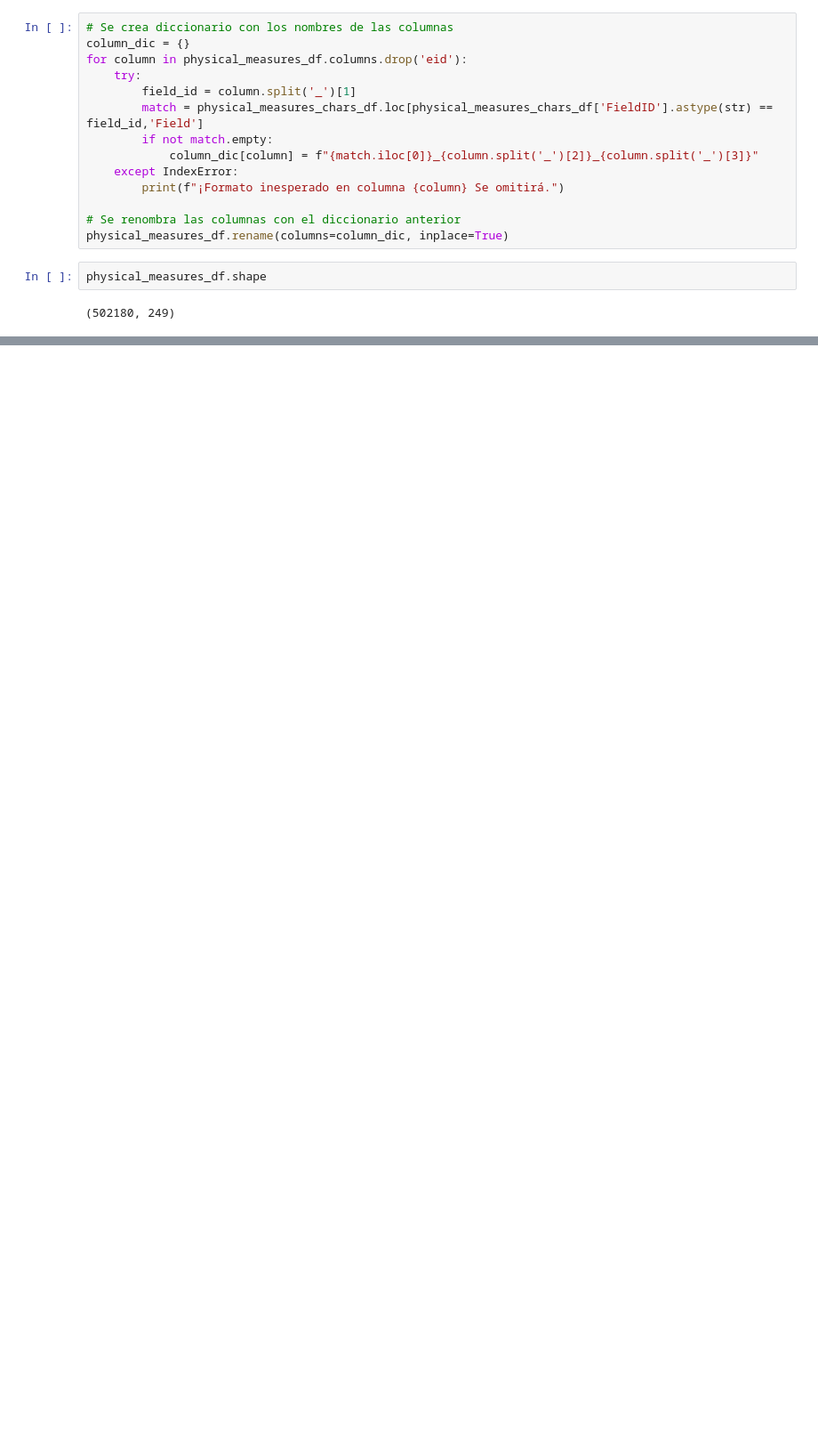
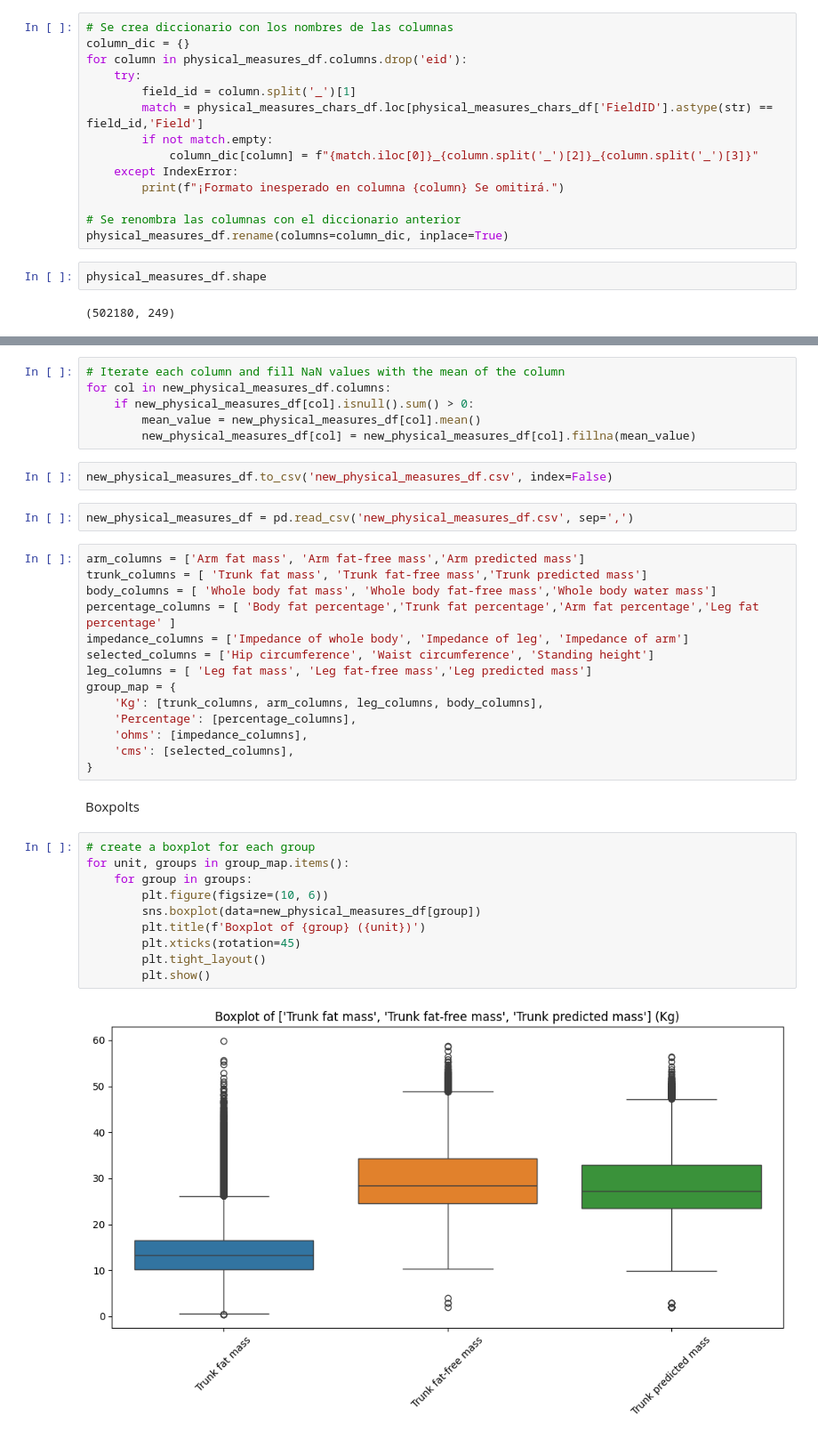
Before and after one commit to fsalamancar/Horizontal_UKB, a Jupyter notebook: physical_measures/physical_measures.ipynb, the cells around one changed output, grey strips where cells are left out. Shown at 89% size. Saved outputs shown, nothing was run; the diff lists cells and outputs as text; blank space fills up the shorter version.

```diff
--- a/physical_measures/physical_measures.ipynb
+++ b/physical_measures/physical_measures.ipynb
@@ -516,0 +254,38 @@ plt.show()
+# %%
+# Iterate each column and fill NaN values with the mean of the column
+for col in new_physical_measures_df.columns:
+    if new_physical_measures_df[col].isnull().sum() > 0:
+        mean_value = new_physical_measures_df[col].mean()
+        new_physical_measures_df[col] = new_physical_measures_df[col].fillna(mean_value)
+# %%
+new_physical_measures_df.to_csv('new_physical_measures_df.csv', index=False)
+# %%
+new_physical_measures_df = pd.read_csv('new_physical_measures_df.csv', sep=',')
+# %%
+arm_columns = ['Arm fat mass', 'Arm fat-free mass','Arm predicted mass']
+trunk_columns = [ 'Trunk fat mass', 'Trunk fat-free mass','Trunk predicted mass']
+body_columns = [ 'Whole body fat mass', 'Whole body fat-free mass','Whole body water mass']
+percentage_columns = [ 'Body fat percentage','Trunk fat percentage','Arm fat percentage','Leg fat percentage' ]
+impedance_columns = ['Impedance of whole body', 'Impedance of leg', 'Impedance of arm']
+selected_columns = ['Hip circumference', 'Waist circumference', 'Standing height']
+leg_columns = [ 'Leg fat mass', 'Leg fat-free mass','Leg predicted mass']
+group_map = {
+    'Kg': [trunk_columns, arm_columns, leg_columns, body_columns],
+    'Percentage': [percentage_columns],
+    'ohms': [impedance_columns],
+    'cms': [selected_columns],
+}
+# %% [markdown]
+Boxpolts
+# %%
+# create a boxplot for each group
+for unit, groups in group_map.items():
+    for group in groups:
+        plt.figure(figsize=(10, 6))
+        sns.boxplot(data=new_physical_measures_df[group])
+        plt.title(f'Boxplot of {group} ({unit})')
+        plt.xticks(rotation=45)
+        plt.tight_layout()
+        plt.show()
+# %% [output]
+[figure, added]
```
Also changed, not shown: parts of 98 cells of this notebook.
